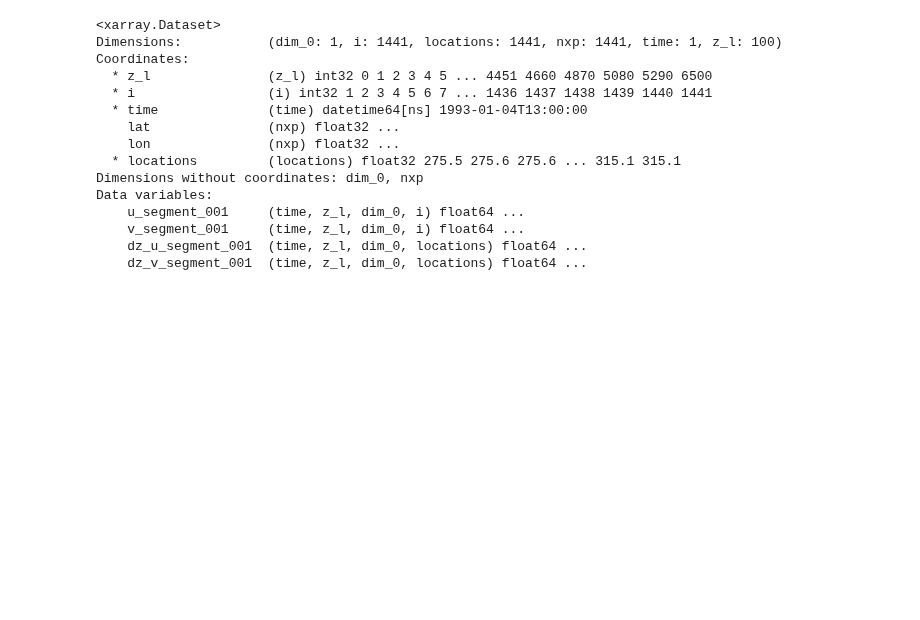
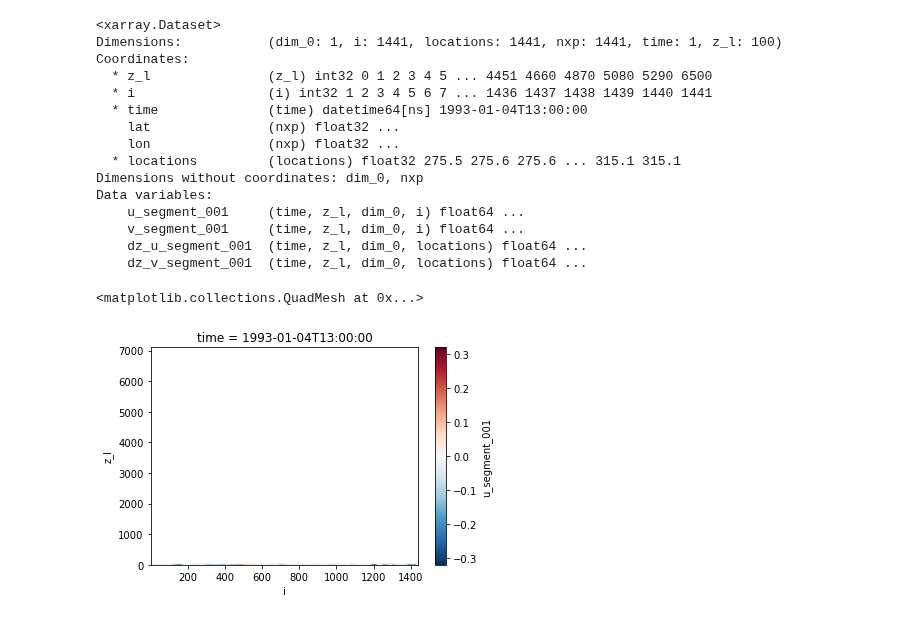
Before and after one commit to jsimkins2/esm_lab, a Jupyter notebook: obc_ic/nwa_obcic_from_SODA.ipynb, the cells around one changed output. Cells and saved outputs as stored; diff of their text form; code cells hidden in the pictures; blank space fills up the shorter version.

```diff
--- a/obc_ic/nwa_obcic_from_SODA.ipynb
+++ b/obc_ic/nwa_obcic_from_SODA.ipynb
@@ -425,3 +425,8 @@ Data variables:
     v_segment_001     (time, z_l, dim_0, i) float64 ...
     dz_u_segment_001  (time, z_l, dim_0, locations) float64 ...
     dz_v_segment_001  (time, z_l, dim_0, locations) float64 ...
+# %%
+nwa.u_segment_001.isel(time=0, dim_0=0).plot()
+# %% [output]
+<matplotlib.collections.QuadMesh at 0x...>
+[figure, added]
```
Also changed, not shown: parts of 3 cells of this notebook, 1 other file.
